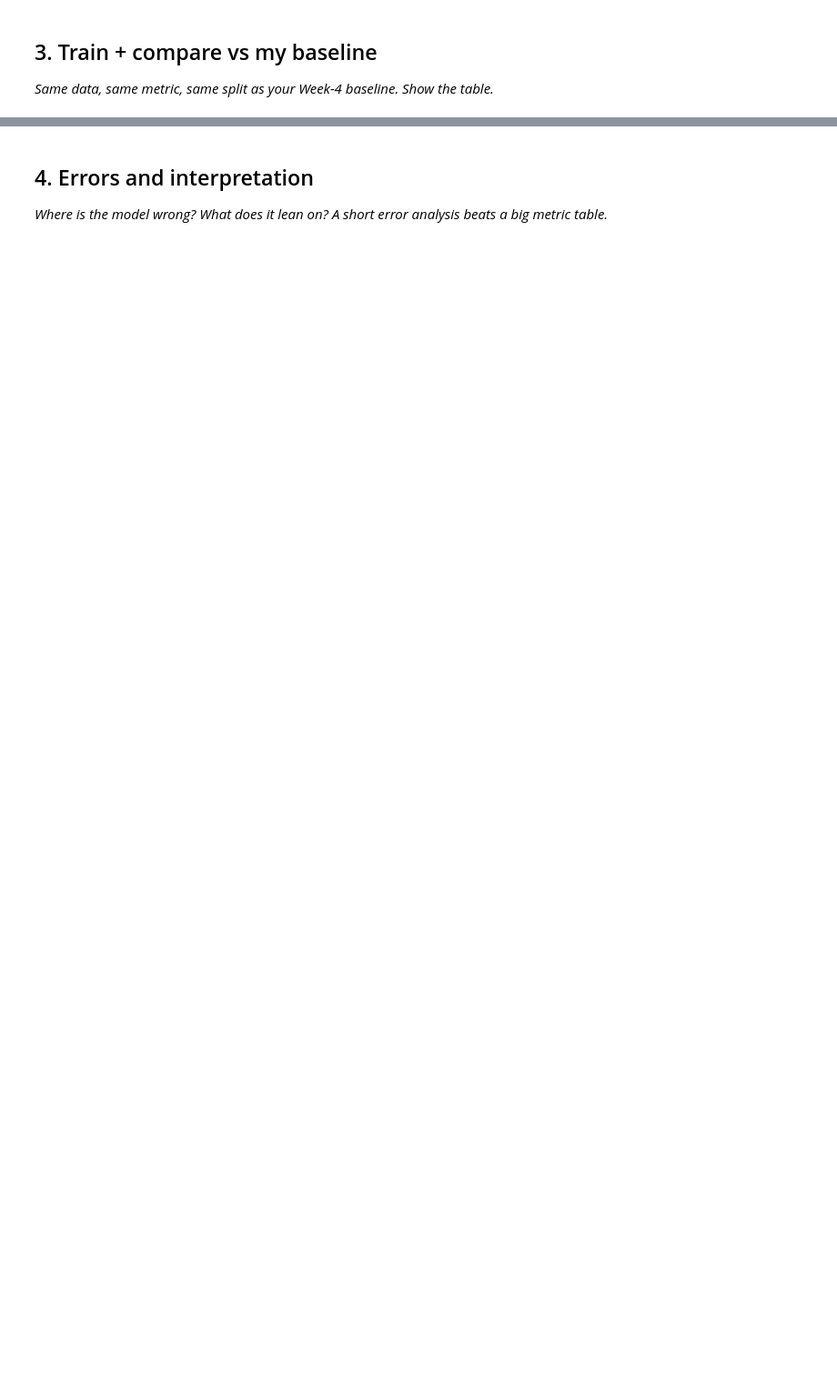
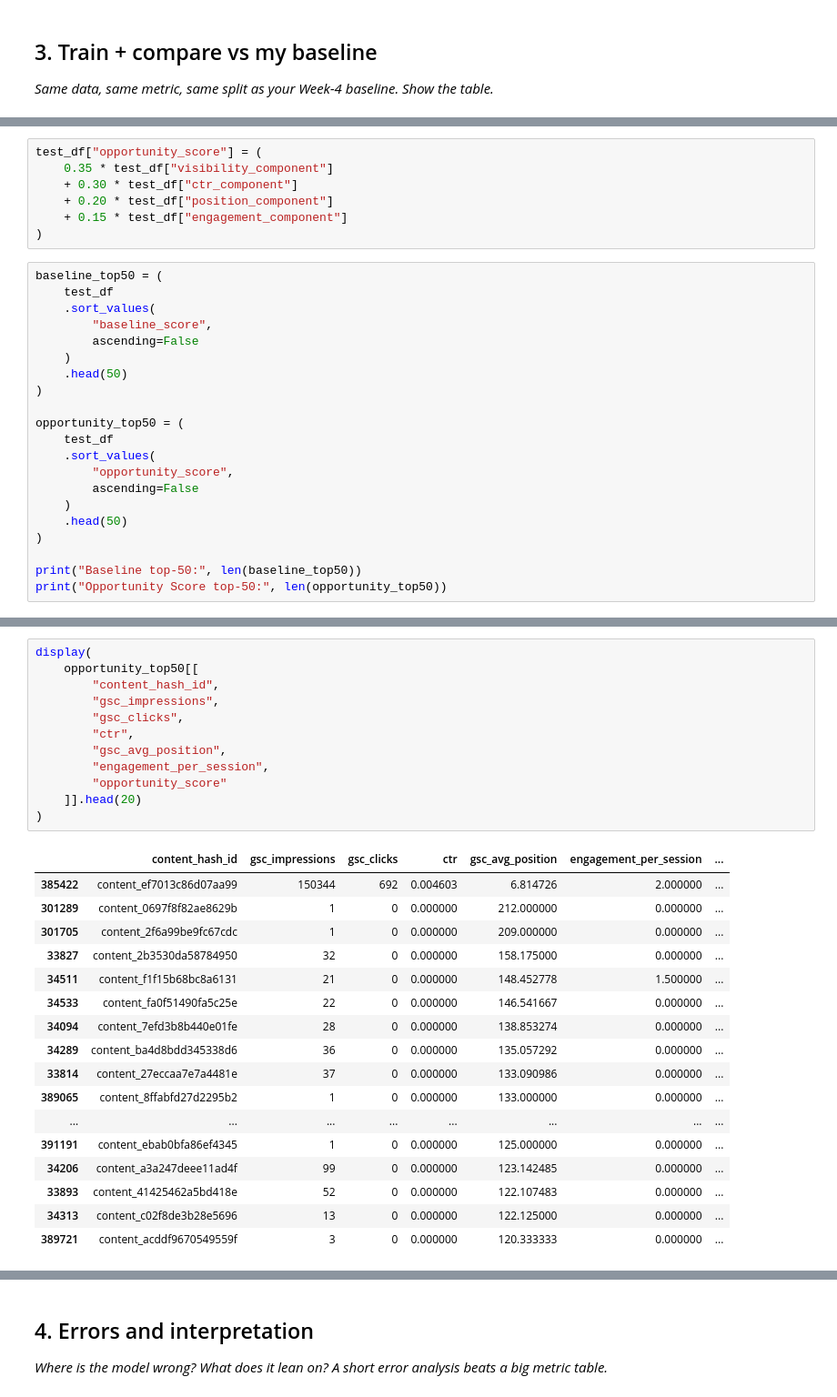
Before and after one commit to Rohith84/Flyrank-Intern, a Jupyter notebook: work/notebooks/w05_model.ipynb, the cells around one changed output, grey strips where cells are left out. Shown at 91% size. Drawn from its saved outputs; the diff is of its cells as text; blank space fills up the shorter version.

```diff
--- a/work/notebooks/w05_model.ipynb
+++ b/work/notebooks/w05_model.ipynb
@@ -55,0 +427,28 @@ pd.DataFrame(comparison)
+# %%
+test_df["opportunity_score"] = (
+    0.35 * test_df["visibility_component"]
+    + 0.30 * test_df["ctr_component"]
+    + 0.20 * test_df["position_component"]
+    + 0.15 * test_df["engagement_component"]
+)
+# %%
+baseline_top50 = (
+    test_df
+    .sort_values(
+        "baseline_score",
+        ascending=False
+    )
+    .head(50)
+)
+
+opportunity_top50 = (
+    test_df
+    .sort_values(
+        "opportunity_score",
+        ascending=False
+    )
+    .head(50)
+)
+
+print("Baseline top-50:", len(baseline_top50))
+print("Opportunity Score top-50:", len(opportunity_top50))
@@ -56,3 +479,33 @@ pd.DataFrame(comparison)
+# %%
+display(
+    opportunity_top50[[
+        "content_hash_id",
+        "gsc_impressions",
+        "gsc_clicks",
+        "ctr",
+        "gsc_avg_position",
+        "engagement_per_session",
+        "opportunity_score"
+    ]].head(20)
+)
+# %% [output]
+|  | content_hash_id | gsc_impressions | gsc_clicks | ctr | gsc_avg_position | engagement_per_session | ... |
+| 385422 | content_ef7013c86d07aa99 | 150344 | 692 | 0.004603 | 6.814726 | 2.000000 | ... |
+| 301289 | content_0697f8f82ae8629b | 1 | 0 | 0.000000 | 212.000000 | 0.000000 | ... |
+| 301705 | content_2f6a99be9fc67cdc | 1 | 0 | 0.000000 | 209.000000 | 0.000000 | ... |
+| 33827 | content_2b3530da58784950 | 32 | 0 | 0.000000 | 158.175000 | 0.000000 | ... |
+| 34511 | content_f1f15b68bc8a6131 | 21 | 0 | 0.000000 | 148.452778 | 1.500000 | ... |
+| 34533 | content_fa0f51490fa5c25e | 22 | 0 | 0.000000 | 146.541667 | 0.000000 | ... |
+| 34094 | content_7efd3b8b440e01fe | 28 | 0 | 0.000000 | 138.853274 | 0.000000 | ... |
+| 34289 | content_ba4d8bdd345338d6 | 36 | 0 | 0.000000 | 135.057292 | 0.000000 | ... |
+| 33814 | content_27eccaa7e7a4481e | 37 | 0 | 0.000000 | 133.090986 | 0.000000 | ... |
+| 389065 | content_8ffabfd27d2295b2 | 1 | 0 | 0.000000 | 133.000000 | 0.000000 | ... |
+| ... | ... | ... | ... | ... | ... | ... | ... |
+| 391191 | content_ebab0bfa86ef4345 | 1 | 0 | 0.000000 | 125.000000 | 0.000000 | ... |
+| 34206 | content_a3a247deee11ad4f | 99 | 0 | 0.000000 | 123.142485 | 0.000000 | ... |
+| 33893 | content_41425462a5bd418e | 52 | 0 | 0.000000 | 122.107483 | 0.000000 | ... |
+| 34313 | content_c02f8de3b28e5696 | 13 | 0 | 0.000000 | 122.125000 | 0.000000 | ... |
+| 389721 | content_acddf9670549559f | 3 | 0 | 0.000000 | 120.333333 | 0.000000 | ... |
 # %% [markdown]
 ## Baseline Comparison
 
```
Also changed, not shown: parts of 26 cells of this notebook.
